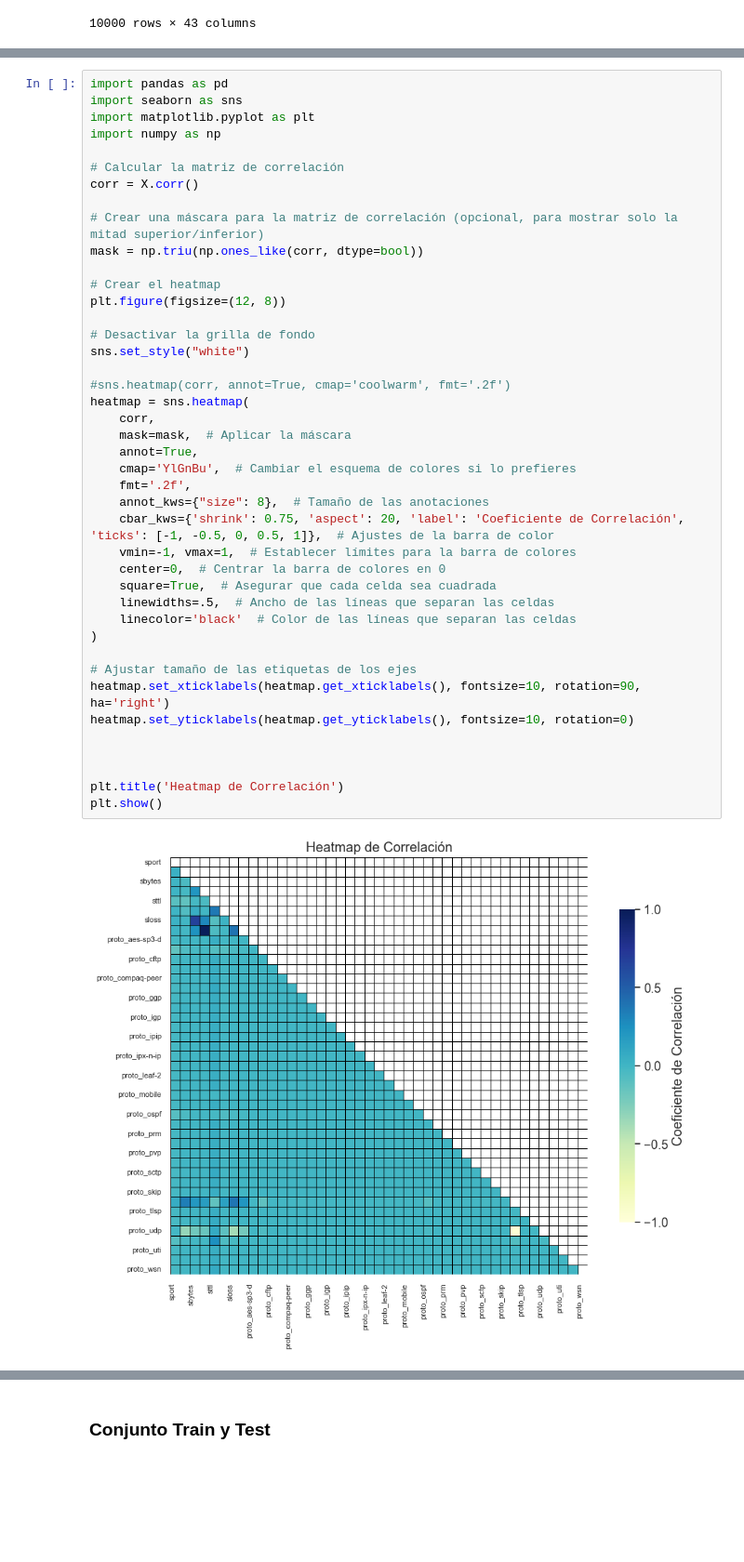
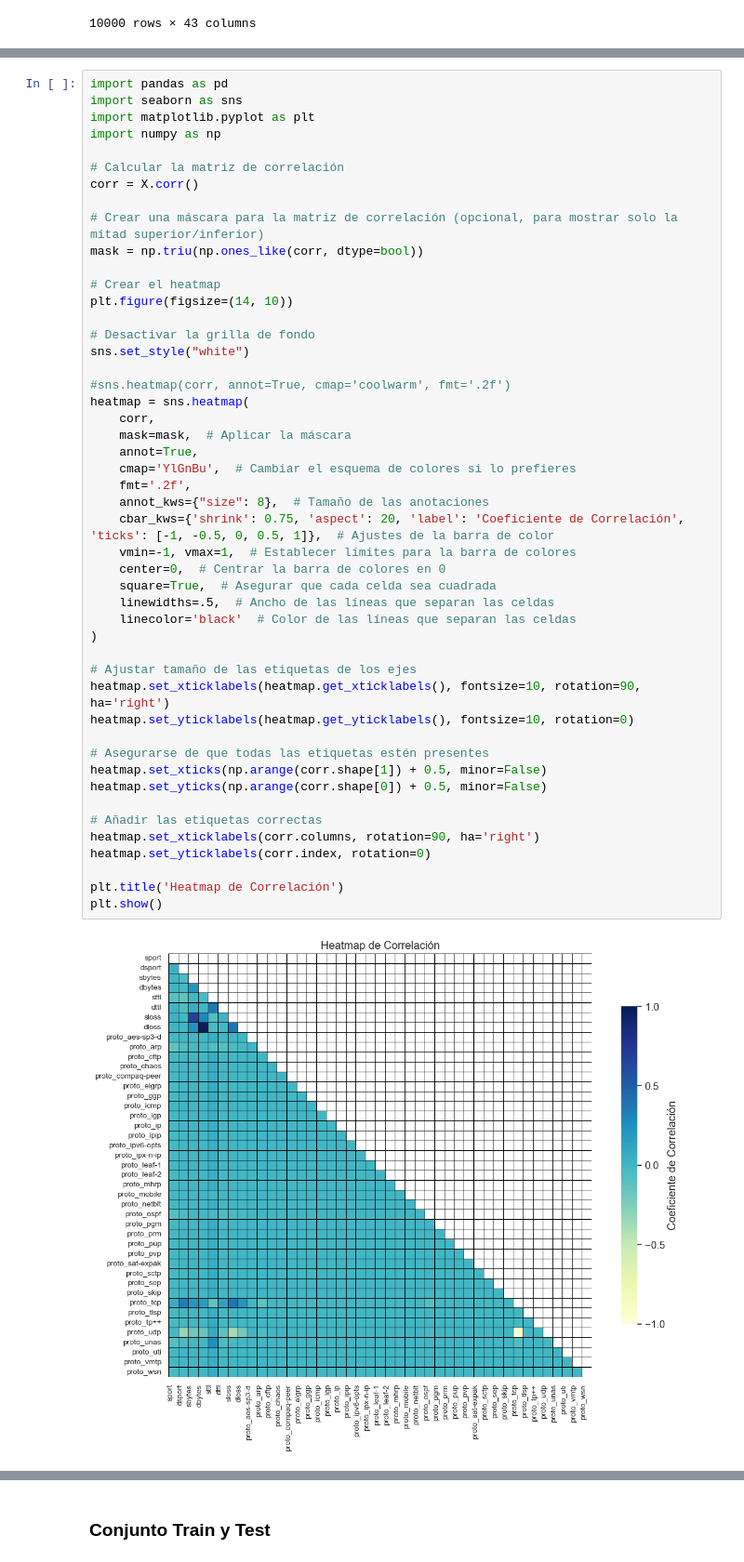
Before and after one commit to jorgeaguirre-dev/Cyber_Attacks_Detection, a Jupyter notebook: ProyectoDS_ParteI_AguirreJorge3.ipynb, the cells around one changed output, grey strips where cells are left out. Shown at 93% size. Saved outputs shown, nothing was run; the diff lists cells and outputs as text; blank space fills up the shorter version.

```diff
--- a/ProyectoDS_ParteI_AguirreJorge3.ipynb
+++ b/ProyectoDS_ParteI_AguirreJorge3.ipynb
@@ -120,34 +139,40 @@ corr = X.corr()
 mask = np.triu(np.ones_like(corr, dtype=bool))
 
 # Crear el heatmap
-plt.figure(figsize=(12, 8))
+plt.figure(figsize=(14, 10))
 
 # Desactivar la grilla de fondo
 sns.set_style("white")
 
 #sns.heatmap(corr, annot=True, cmap='coolwarm', fmt='.2f')
 heatmap = sns.heatmap(
     corr,
     mask=mask,  # Aplicar la máscara
     annot=True,
     cmap='YlGnBu',  # Cambiar el esquema de colores si lo prefieres
     fmt='.2f',
     annot_kws={"size": 8},  # Tamaño de las anotaciones
     cbar_kws={'shrink': 0.75, 'aspect': 20, 'label': 'Coeficiente de Correlación', 'ticks': [-1, -0.5, 0, 0.5, 1]},  # Ajustes de la barra de color
     vmin=-1, vmax=1,  # Establecer límites para la barra de colores
     center=0,  # Centrar la barra de colores en 0
     square=True,  # Asegurar que cada celda sea cuadrada
     linewidths=.5,  # Ancho de las líneas que separan las celdas
     linecolor='black'  # Color de las líneas que separan las celdas
 )
 
 # Ajustar tamaño de las etiquetas de los ejes
 heatmap.set_xticklabels(heatmap.get_xticklabels(), fontsize=10, rotation=90, ha='right')
 heatmap.set_yticklabels(heatmap.get_yticklabels(), fontsize=10, rotation=0)
 
+# Asegurarse de que todas las etiquetas estén presentes
+heatmap.set_xticks(np.arange(corr.shape[1]) + 0.5, minor=False)
+heatmap.set_yticks(np.arange(corr.shape[0]) + 0.5, minor=False)
 
+# Añadir las etiquetas correctas
+heatmap.set_xticklabels(corr.columns, rotation=90, ha='right')
+heatmap.set_yticklabels(corr.index, rotation=0)
 
 plt.title('Heatmap de Correlación')
 plt.show()
 # %% [output]
-[figure, old version]
+[figure, new version]
```
Also changed, not shown: parts of 51 cells of this notebook, 4 other files.
